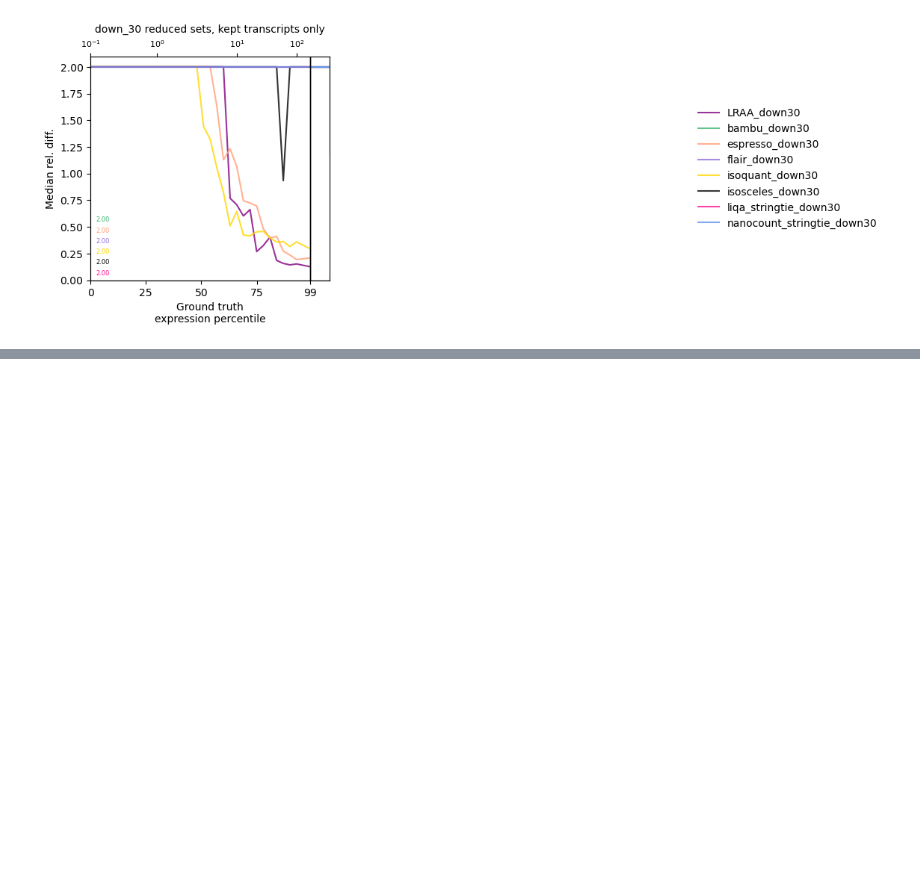
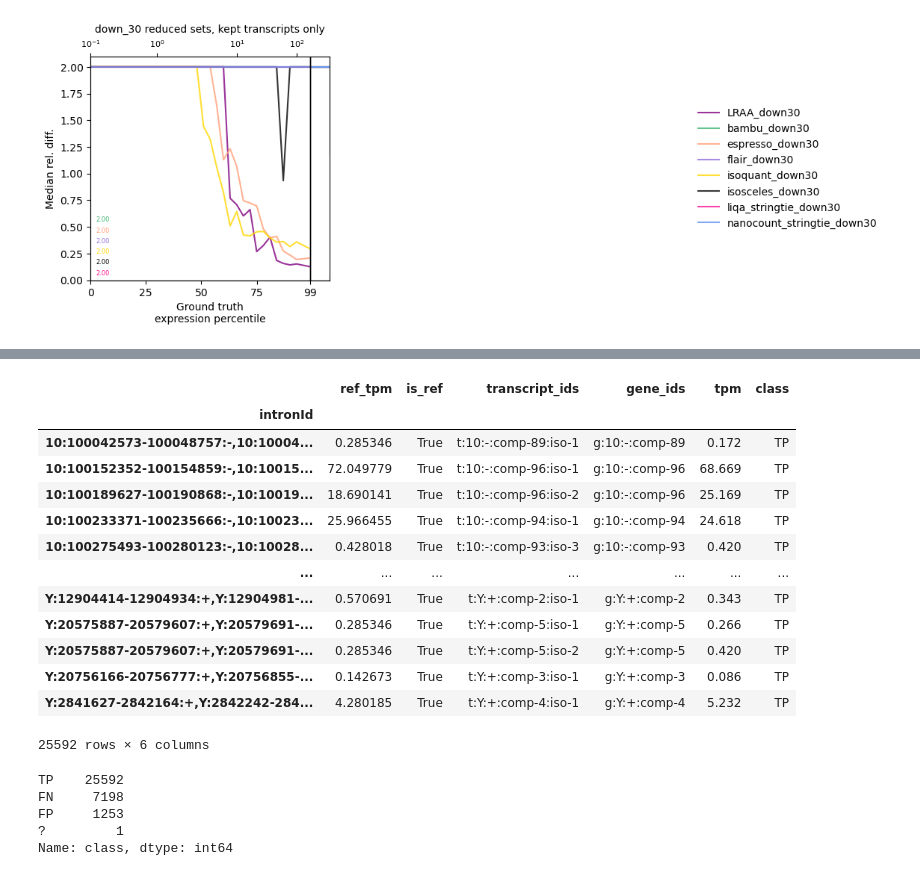
Before and after one commit to MethodsDev/Isosceles_Paper-Ext, a Jupyter notebook: reports/simulated_bulk_benchmarks-BJH-usePyLib-adj.ipynb, the cells around one changed output, grey strips where cells are left out. Drawn from its saved outputs; the diff is of its cells as text; code cells hidden in the pictures; blank space fills up the shorter version.

```diff
--- a/reports/simulated_bulk_benchmarks-BJH-usePyLib-adj.ipynb
+++ b/reports/simulated_bulk_benchmarks-BJH-usePyLib-adj.ipynb
@@ -554,0 +595,9 @@ rel_diff_vs_expr_percentile_plot(i_ref_df, down_30_dict, 33, 'median', 'down_30
+# %%
+i_sample_df = down_30_dict['LRAA_down30']
+# %%
+i_ref_tmp_df = i_ref_df[["tpm"]].copy().rename(columns={"tpm": "ref_tpm"})
+i_ref_tmp_df["is_ref"] = True
+i_merged_df = i_ref_tmp_df.join(i_sample_df, how="outer")
+i_merged_df["is_ref"] = i_merged_df["is_ref"].fillna(False)
+i_merged_df["ref_tpm"] = i_merged_df["ref_tpm"].fillna(0)
+i_merged_df["tpm"] = i_merged_df["tpm"].fillna(0)
@@ -554,0 +613,17 @@ rel_diff_vs_expr_percentile_plot(i_ref_df, down_30_dict, 33, 'median', 'down_30
+# %%
+i_merged_df[i_merged_df['class']=="TP"]
+# %% [output]
+|  | ref_tpm | is_ref | transcript_ids | gene_ids | tpm | class |
+| intronId |  |  |  |  |  |  |
+| 10:100042573-100048757:-,10:10004... | 0.285346 | True | t:10:-:comp-89:iso-1 | g:10:-:comp-89 | 0.172 | TP |
+| 10:100152352-100154859:-,10:10015... | 72.049779 | True | t:10:-:comp-96:iso-1 | g:10:-:comp-96 | 68.669 | TP |
+| 10:100189627-100190868:-,10:10019... | 18.690141 | True | t:10:-:comp-96:iso-2 | g:10:-:comp-96 | 25.169 | TP |
+| 10:100233371-100235666:-,10:10023... | 25.966455 | True | t:10:-:comp-94:iso-1 | g:10:-:comp-94 | 24.618 | TP |
+| 10:100275493-100280123:-,10:10028... | 0.428018 | True | t:10:-:comp-93:iso-3 | g:10:-:comp-93 | 0.420 | TP |
+| ... | ... | ... | ... | ... | ... | ... |
+| Y:12904414-12904934:+,Y:12904981-... | 0.570691 | True | t:Y:+:comp-2:iso-1 | g:Y:+:comp-2 | 0.343 | TP |
+| Y:20575887-20579607:+,Y:20579691-... | 0.285346 | True | t:Y:+:comp-5:iso-1 | g:Y:+:comp-5 | 0.266 | TP |
+| Y:20575887-20579607:+,Y:20579691-... | 0.285346 | True | t:Y:+:comp-5:iso-2 | g:Y:+:comp-5 | 0.420 | TP |
+| Y:20756166-20756777:+,Y:20756855-... | 0.142673 | True | t:Y:+:comp-3:iso-1 | g:Y:+:comp-3 | 0.086 | TP |
+| Y:2841627-2842164:+,Y:2842242-284... | 4.280185 | True | t:Y:+:comp-4:iso-1 | g:Y:+:comp-4 | 5.232 | TP |
+25592 rows × 6 columns
@@ -554,0 +632,8 @@ rel_diff_vs_expr_percentile_plot(i_ref_df, down_30_dict, 33, 'median', 'down_30
+# %%
+tp_fp_fn['class'].value_counts()
+# %% [output]
+TP    25592
+FN     7198
+FP     1253
+?         1
+Name: class, dtype: int64
```
Also changed, not shown: parts of 10 cells of this notebook, 1 other file.
